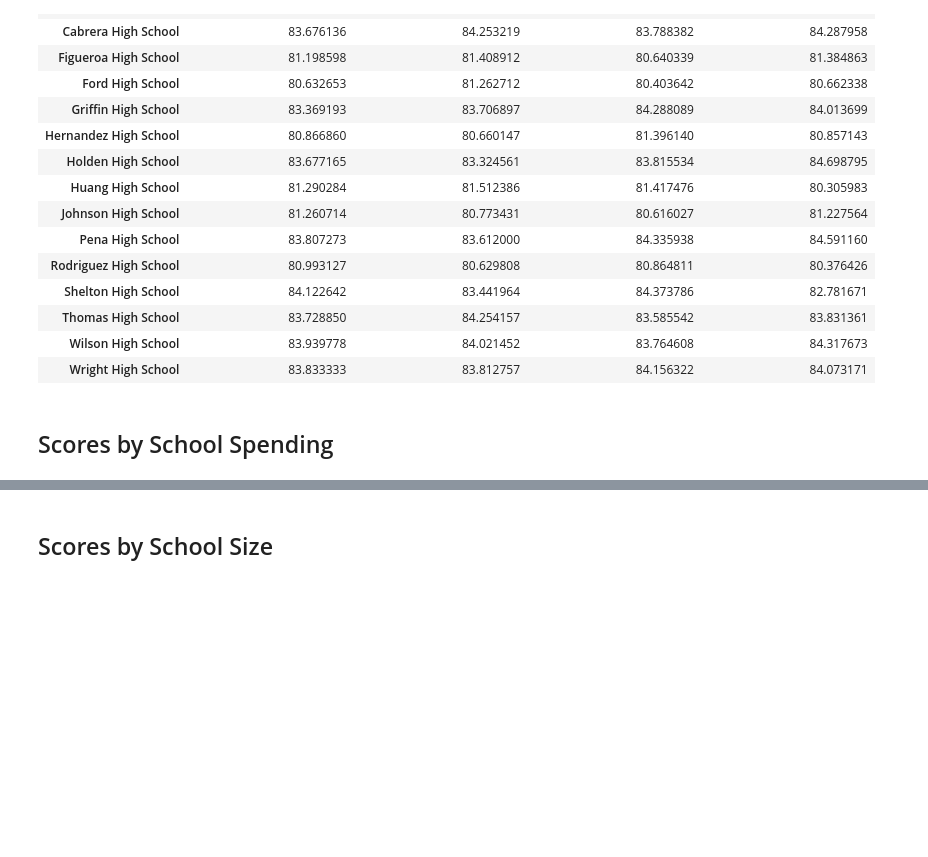
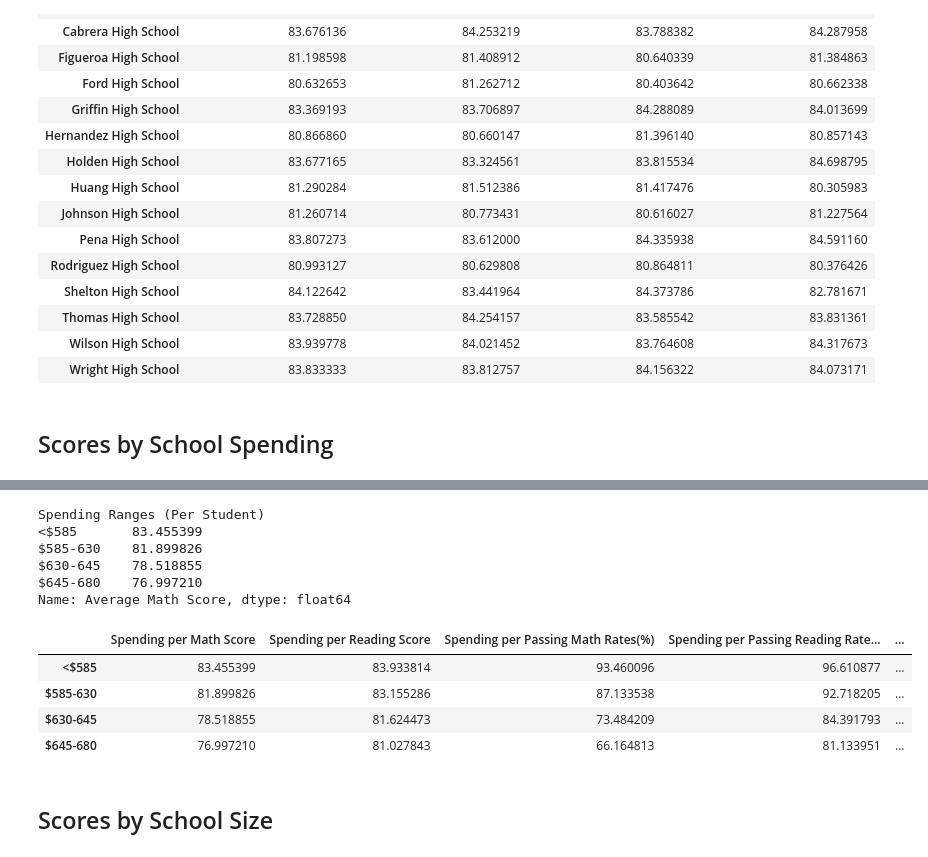
Before and after one commit to RPF35/Pandas_Challenge, a Jupyter notebook: PyCitySchools/PyCitySchools_starter.ipynb, the cells around one changed output, grey strips where cells are left out. Saved outputs shown, nothing was run; the diff lists cells and outputs as text; code cells hidden in the pictures; blank space fills up the shorter version.

```diff
--- a/PyCitySchools/PyCitySchools_starter.ipynb
+++ b/PyCitySchools/PyCitySchools_starter.ipynb
@@ -791,3 +796,12 @@ spending_reading_scores = per_school_summary.groupby(["Spending Ranges (Per Stud
 spending_passing_math = per_school_summary.groupby(["Spending Ranges (Per Student)"])["Students Passing Math Rates (%)"].mean()
 spending_passing_reading = per_school_summary.groupby(["Spending Ranges (Per Student)"])["Sudents Passing Reading Rates (%)"].mean()
 overall_passing_spending = per_school_summary.groupby(["Spending Ranges (Per Student)"])["Overall Passing Rates (%)"].mean()
+
+print(spending_math_scores)
+# %% [output]
+Spending Ranges (Per Student)
+<$585       83.455399
+$585-630    81.899826
+$630-645    78.518855
+$645-680    76.997210
+Name: Average Math Score, dtype: float64
@@ -800,3 +808,22 @@ spending_summary
+# %%
+# Assemble into DataFrame
+spending_summary = pd.DataFrame({"Spending per Math Score": spending_math_scores,
+                                 "Spending per Reading Score": spending_reading_scores,
+                                 "Spending per Passing Math Rates(%)": spending_passing_math,
+                                 "Spending per Passing Reading Rates (%)": spending_passing_reading,
+                                 "Overall Passing Rates(%)": overall_passing_spending})
+
+# Minor data wrangling
+spending_summary.index.name = None
+
+# Display results
+spending_summary
+# %% [output]
+|  | Spending per Math Score | Spending per Reading Score | Spending per Passing Math Rates(%) | Spending per Passing Reading Rate... | ... |
+| <$585 | 83.455399 | 83.933814 | 93.460096 | 96.610877 | ... |
+| $585-630 | 81.899826 | 83.155286 | 87.133538 | 92.718205 | ... |
+| $630-645 | 78.518855 | 81.624473 | 73.484209 | 84.391793 | ... |
+| $645-680 | 76.997210 | 81.027843 | 66.164813 | 81.133951 | ... |
 # %% [markdown]
 ## Scores by School Size
 # %%
```
Also changed, not shown: parts of 2 cells of this notebook.
